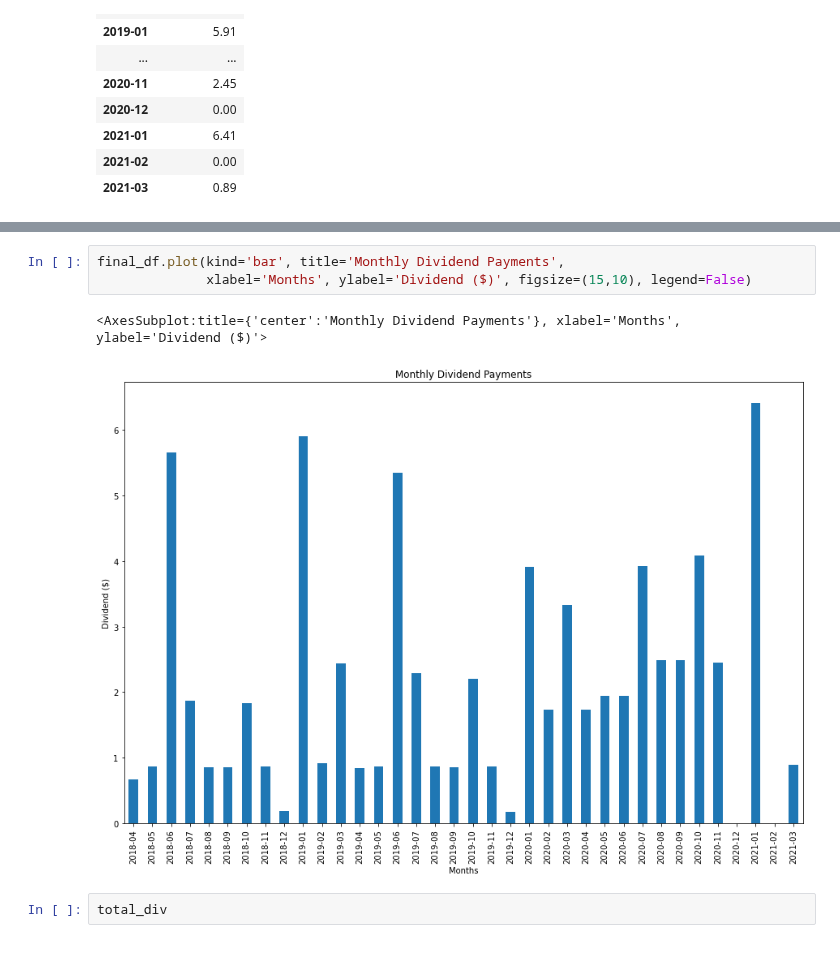
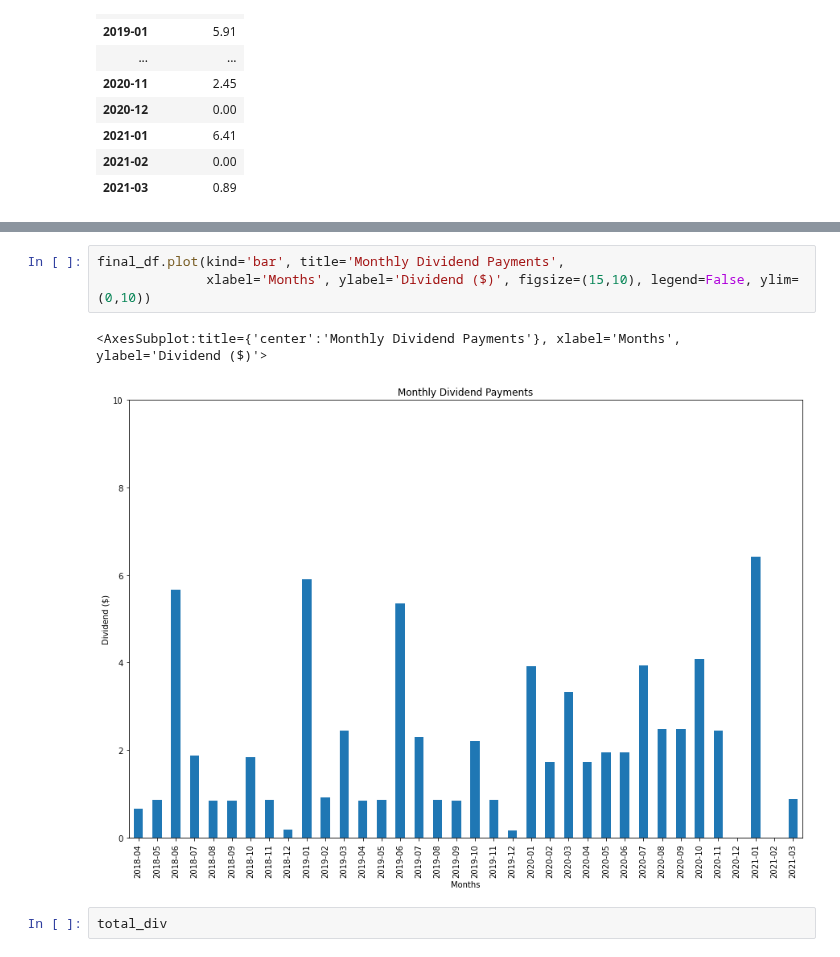
Before and after one commit to eshinhw/quant-portfolio-visualizer, a Jupyter notebook: dividend-investing/DividendInvesting.ipynb, the cells around one changed output, grey strips where cells are left out. Drawn from its saved outputs; the diff is of its cells as text.

Commit message:
dividend investing completed

```diff
--- a/dividend-investing/DividendInvesting.ipynb
+++ b/dividend-investing/DividendInvesting.ipynb
@@ -265,10 +265,10 @@ ylabels
  0.8899999999999999]
 # %%
 final_df.plot(kind='bar', title='Monthly Dividend Payments',
-              xlabel='Months', ylabel='Dividend ($)', figsize=(15,10), legend=False)
+              xlabel='Months', ylabel='Dividend ($)', figsize=(15,10), legend=False, ylim=(0,10))
 # %% [output]
 <AxesSubplot:title={'center':'Monthly Dividend Payments'}, xlabel='Months', ylabel='Dividend ($)'>
-[figure, old version]
+[figure, new version]
 # %%
 total_div
 # %% [output]
```
